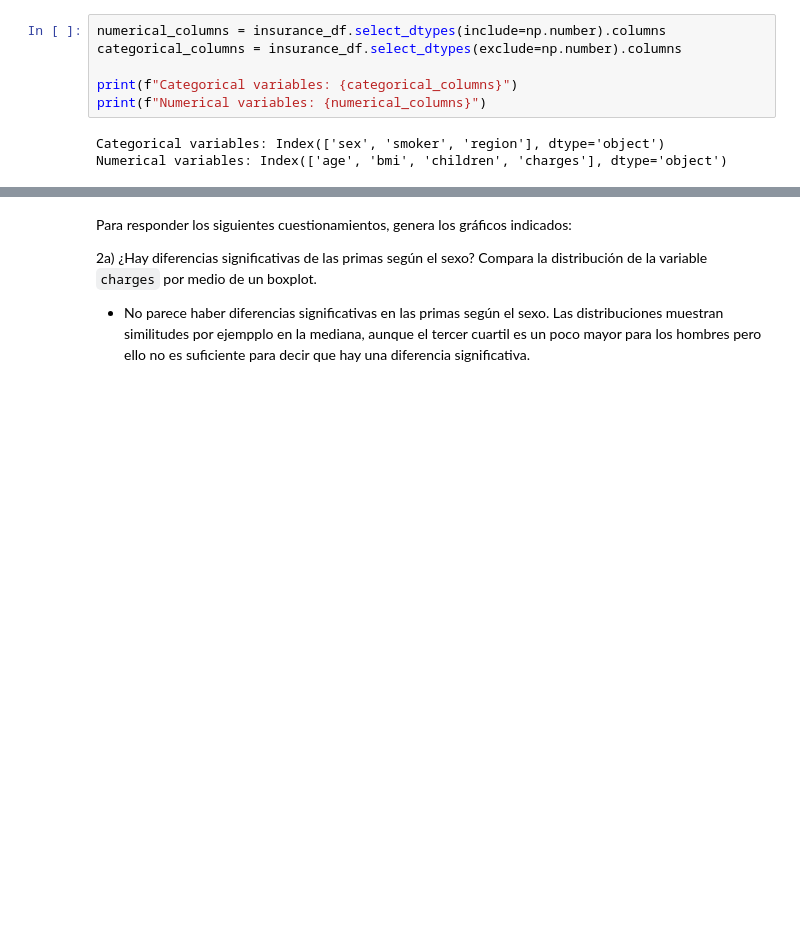
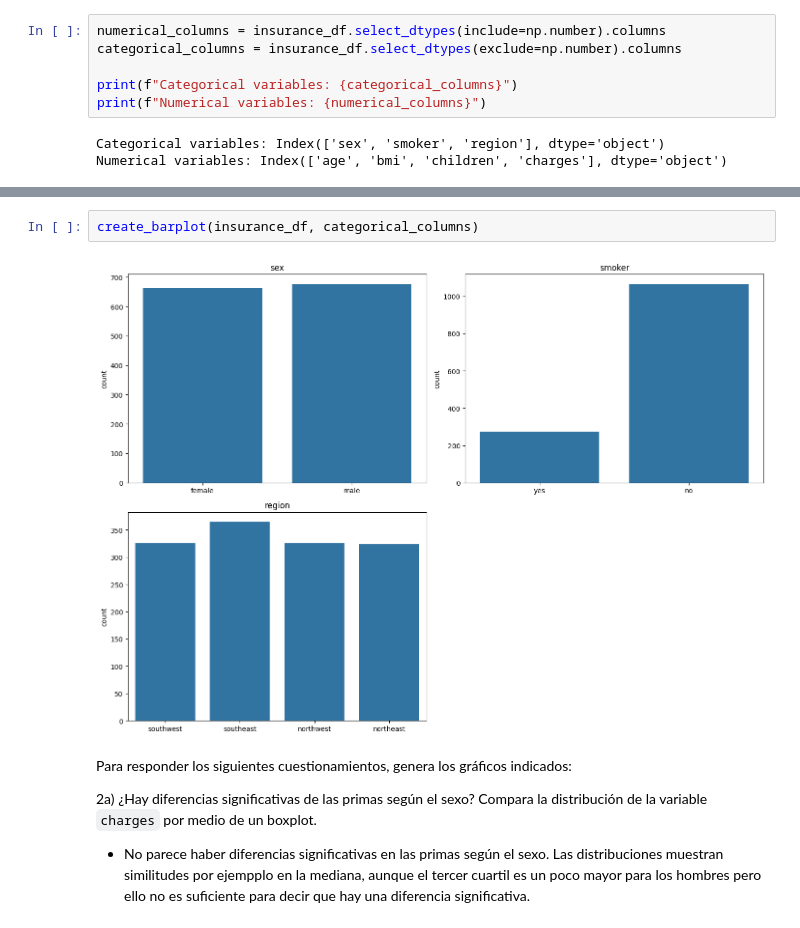
Before and after one commit to Janet16180/grupo_6_ciencia_de_datos, a Jupyter notebook: Actividad8RLineal.ipynb, the cells around one changed output, grey strips where cells are left out. Saved outputs shown, nothing was run; the diff lists cells and outputs as text; blank space fills up the shorter version.

```diff
--- a/Actividad8RLineal.ipynb
+++ b/Actividad8RLineal.ipynb
@@ -158,3 +161,7 @@ for column in categorical_columns:
+# %%
+create_barplot(insurance_df, categorical_columns)
+# %% [output]
+[figure, added]
 # %% [markdown]
 Para responder los siguientes cuestionamientos, genera los gráficos indicados:
 
```
Also changed, not shown: parts of 15 cells of this notebook.
